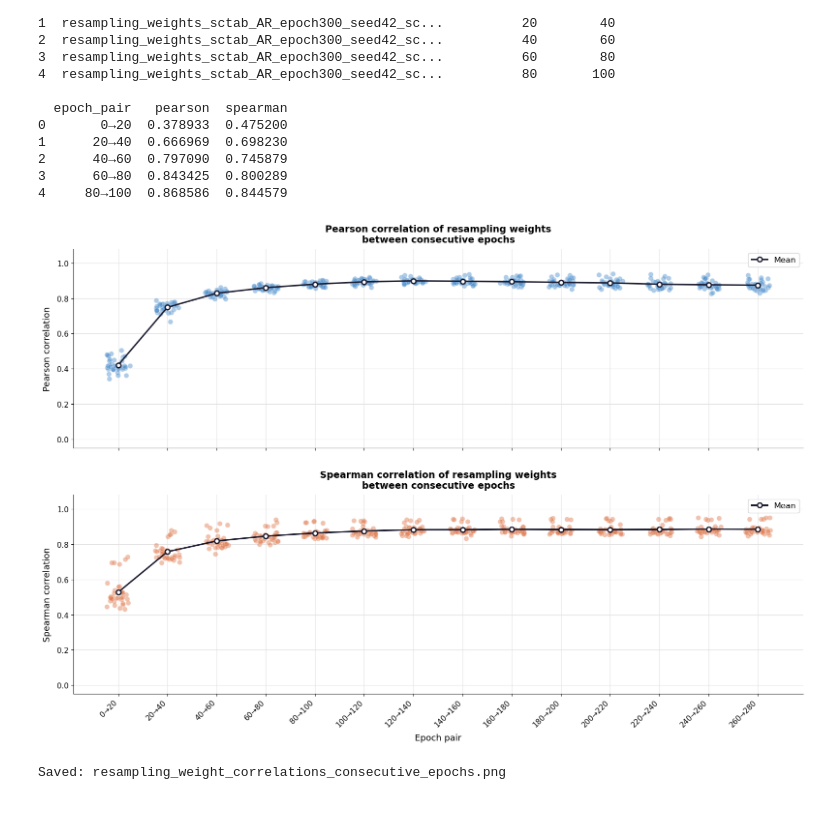
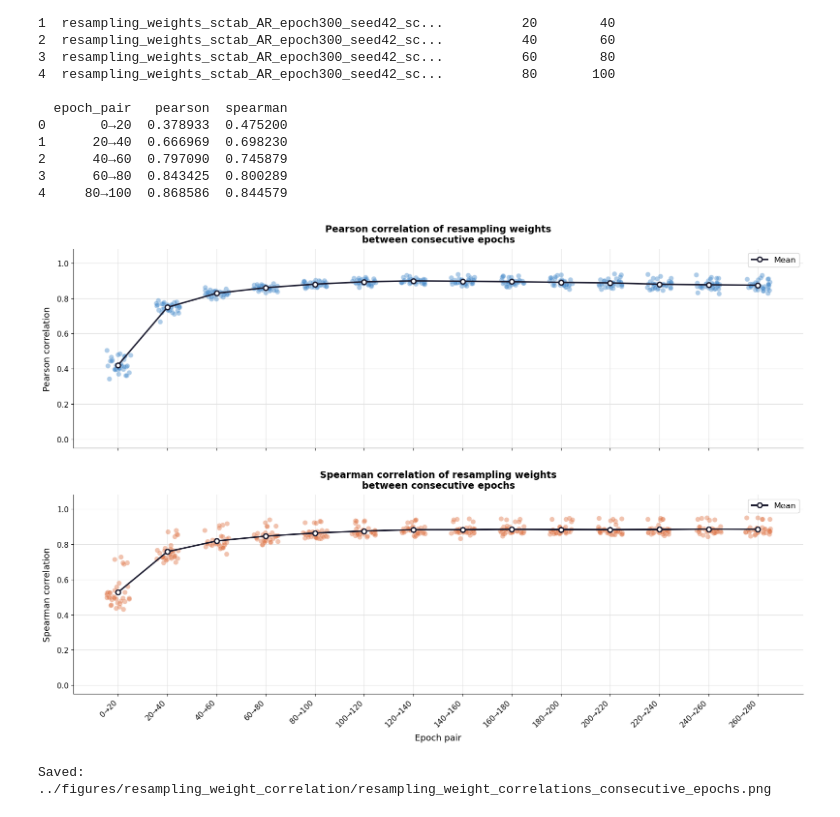
Before and after one commit to microsoft/sc-AR, a Jupyter notebook: eval_scripts/plot_resampling_weight_correlation.ipynb, the cells around one changed output. Saved outputs shown, nothing was run; the diff lists cells and outputs as text; code cells hidden in the pictures.

```diff
--- a/eval_scripts/plot_resampling_weight_correlation.ipynb
+++ b/eval_scripts/plot_resampling_weight_correlation.ipynb
@@ -6,6 +6,11 @@ base_dir = ('/Users/zeinab/Documents/MSR_internship/manuscript/nature_communicat
             '/rebuttal/new_results/scvi/resampling_weights/scvi_every_20_epochs'
             '/resampling_weights/sctab/')
 seeds = ['42', '43', '44', '45', '46']
+
+# Example experiment for per-cell weight scatter plots (change as needed)
+example_base_name = 'resampling_weights_sctab_AR_epoch300_seed42_scvi_ldim64_atlascount10000'
+output_dir = '../figures/resampling_weight_correlation'
+os.makedirs(output_dir, exist_ok=True)
 # %%
 # Collect all file paths and their stripped base names
 all_files = []   # list of (base_name, full_path)
@@ -208,35 +213,35 @@ plot_cfg = [
 
 for ax, (metric, color, ylabel, title) in zip(axes, plot_cfg):
     for base_name in corr_df['base_name'].unique():
         sub = corr_df[corr_df['base_name'] == base_name].sort_values('epoch_from')
         xs = [x_map[ep] + np.random.uniform(-0.25, 0.25) for ep in sub['epoch_pair']]
         ax.scatter(xs, sub[metric].values, alpha=0.45, s=55,
                    color=color, edgecolors='white', linewidths=0.4, zorder=3)
 
     means = (corr_df.groupby('epoch_from')[metric].mean()
              .reset_index().sort_values('epoch_from'))
     means['epoch_pair'] = means['epoch_from'].astype(str) + '\u2192' + (means['epoch_from'] + 20).astype(str)
     mean_xs = [x_map[ep] for ep in means['epoch_pair']]
     ax.plot(mean_xs, means[metric].values, '-o', color='#1a1a2e',
             linewidth=2.2, markersize=7, markerfacecolor='white',
             markeredgecolor='#1a1a2e', markeredgewidth=2, label='Mean', zorder=5)
 
     ax.set_yticks(np.arange(0, 1.1, 0.2))
     ax.set_ylabel(ylabel, fontsize=13, labelpad=8)
     ax.set_title(title, fontsize=14, fontweight='bold', pad=10)
     ax.set_ylim(-0.05, 1.08)
     ax.tick_params(axis='both', labelsize=11)
     ax.legend(fontsize=12, framealpha=0.9, edgecolor='#cccccc')
 
 axes[1].set_xticks(x_pos)
 axes[1].set_xticklabels(epoch_pairs, rotation=45, ha='right', fontsize=11)
 axes[1].set_xlabel('Epoch pair', fontsize=13, labelpad=8)
 
 plt.tight_layout(h_pad=3)
-plt.savefig('resampling_weight_correlations_consecutive_epochs.png',
-            dpi=300, bbox_inches='tight', facecolor='white')
+out_path = os.path.join(output_dir, 'resampling_weight_correlations_consecutive_epochs.png')
+plt.savefig(out_path, dpi=300, bbox_inches='tight', facecolor='white')
 plt.show()
-print("Saved: resampling_weight_correlations_consecutive_epochs.png")
+print(f'Saved: {out_path}')
 # %% [output]
-[figure, old version]
+[figure, new version]
-Saved: resampling_weight_correlations_consecutive_epochs.png
+Saved: ../figures/resampling_weight_correlation/resampling_weight_correlations_consecutive_epochs.png
```
Also changed, not shown: parts of 4 cells of this notebook, 8 other files.
